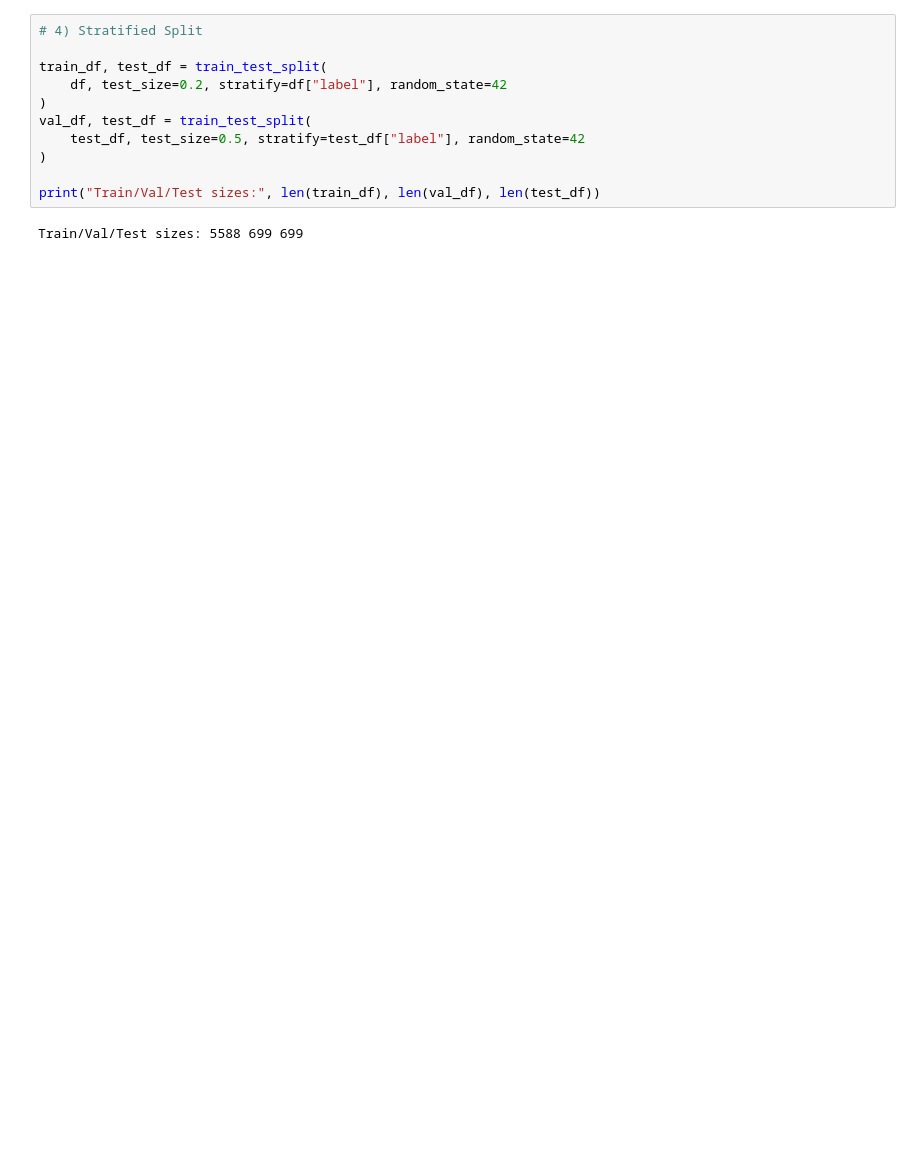
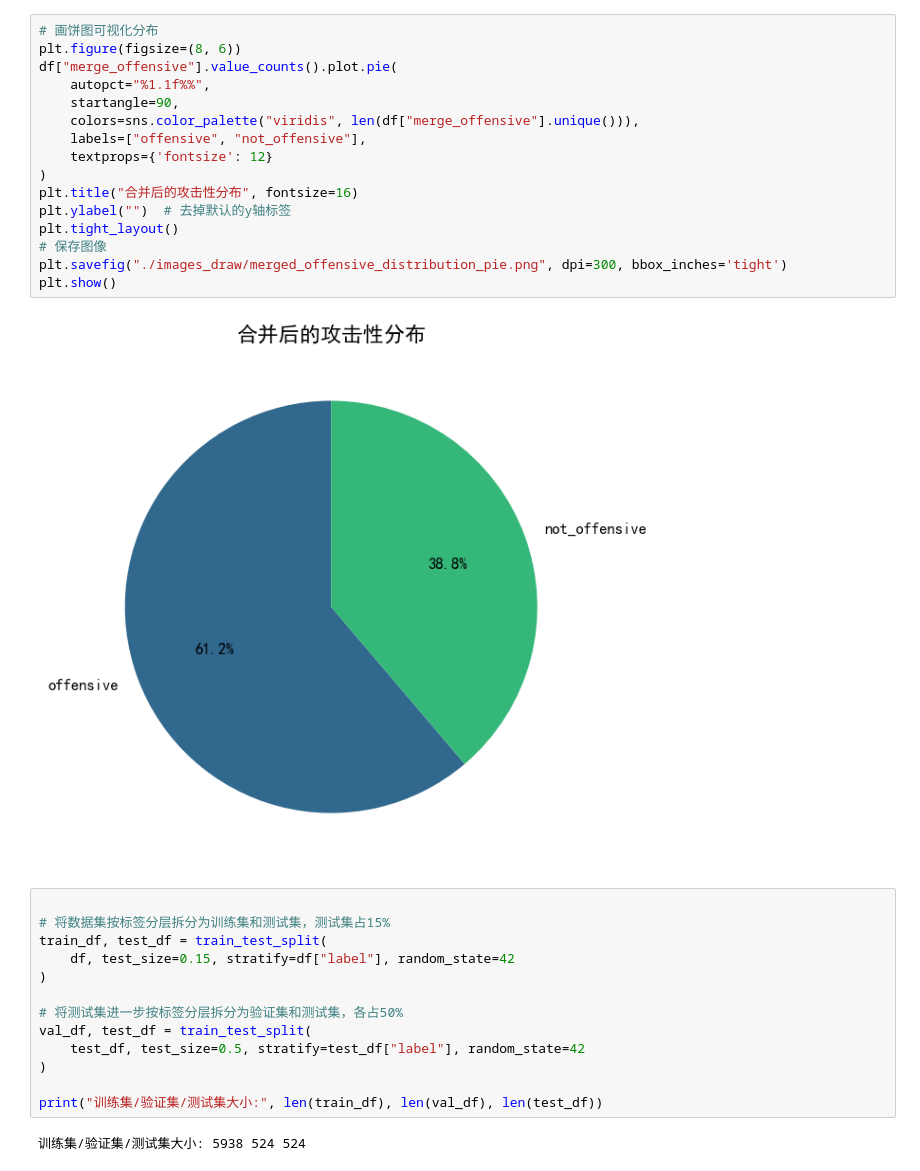
Before and after one commit to molanhand/Multimodal_LLM, a Jupyter notebook: MemotionDataset7K/CLIP.ipynb, the cells around one changed output. Cells and saved outputs as stored; diff of their text form; blank space fills up the shorter version.

```diff
--- a/MemotionDataset7K/CLIP.ipynb
+++ b/MemotionDataset7K/CLIP.ipynb
@@ -81,13 +155,33 @@ Name: proportion, dtype: float64
+# %%
+# 画饼图可视化分布
+plt.figure(figsize=(8, 6))
+df["merge_offensive"].value_counts().plot.pie(
+    autopct="%1.1f%%",
+    startangle=90,
+    colors=sns.color_palette("viridis", len(df["merge_offensive"].unique())),
+    labels=["offensive", "not_offensive"],
+    textprops={'fontsize': 12}
+)
+plt.title("合并后的攻击性分布", fontsize=16)
+plt.ylabel("")  # 去掉默认的y轴标签
+plt.tight_layout()
+# 保存图像
+plt.savefig("./images_draw/merged_offensive_distribution_pie.png", dpi=300, bbox_inches='tight')
+plt.show()
+# %% [output]
+[figure, added]
 # %%
-# 4) Stratified Split
 
+# 将数据集按标签分层拆分为训练集和测试集，测试集占15%
 train_df, test_df = train_test_split(
-    df, test_size=0.2, stratify=df["label"], random_state=42
+    df, test_size=0.15, stratify=df["label"], random_state=42
 )
+
+# 将测试集进一步按标签分层拆分为验证集和测试集，各占50%
 val_df, test_df = train_test_split(
     test_df, test_size=0.5, stratify=test_df["label"], random_state=42
 )
 
-print("Train/Val/Test sizes:", len(train_df), len(val_df), len(test_df))
+print("训练集/验证集/测试集大小:", len(train_df), len(val_df), len(test_df))
 # %% [output]
-Train/Val/Test sizes: 5588 699 699
+训练集/验证集/测试集大小: 5938 524 524
```
Also changed, not shown: parts of 23 cells of this notebook, 3 other files.
